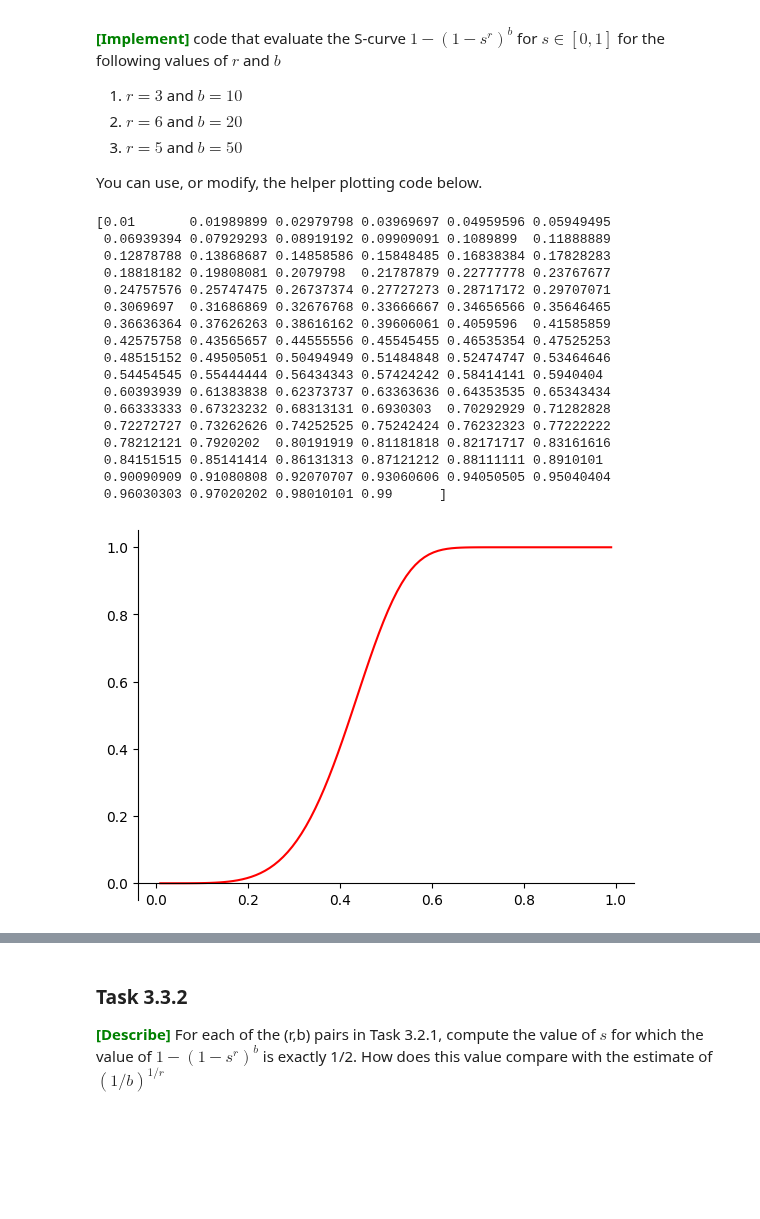
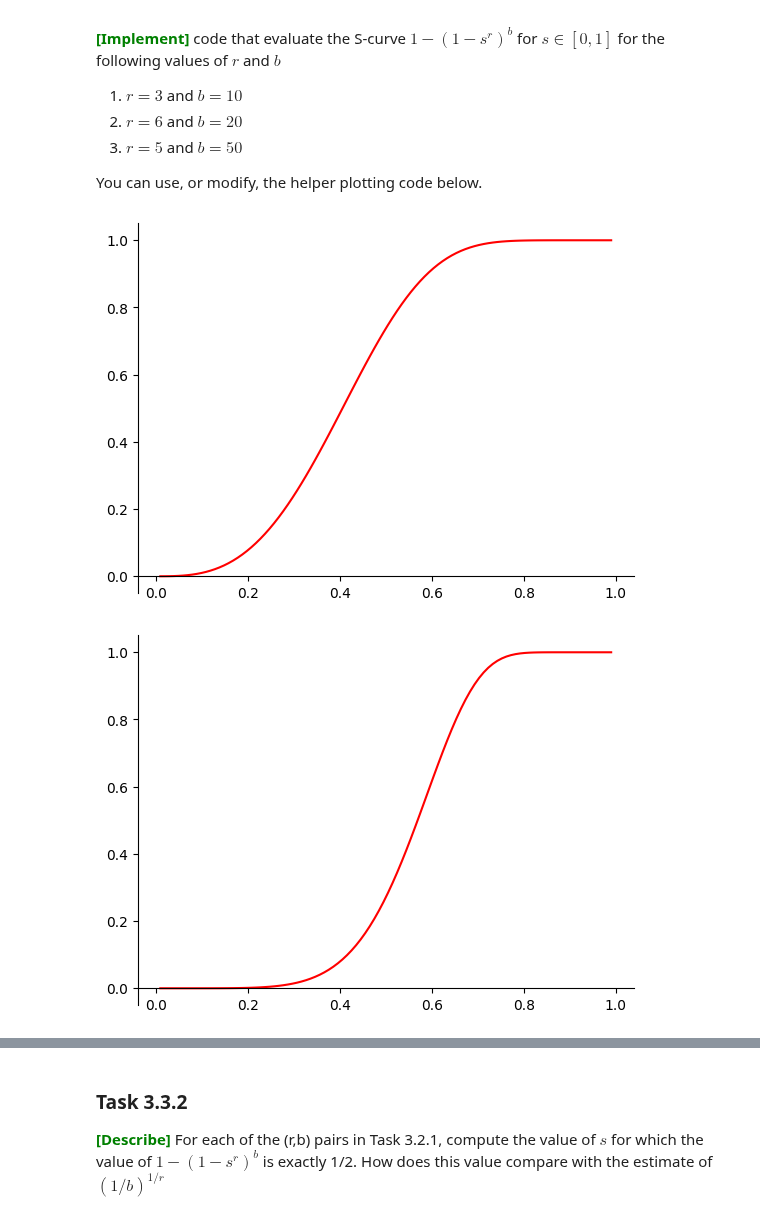
Before and after one commit to Joac1137/dm2023-exercises, a Jupyter notebook: handins/handin3.ipynb, the cells around one changed output, grey strips where cells are left out. Saved outputs shown, nothing was run; the diff lists cells and outputs as text; code cells hidden in the pictures; blank space fills up the shorter version.

```diff
--- a/handins/handin3.ipynb
+++ b/handins/handin3.ipynb
@@ -858,47 +859,34 @@ You can use, or modify, the helper plotting code below.
 # %%
 ### YOUR CODE HERE
 def s_curve(r, b):
     def s_func(s):
         return 1 - (1 - s**r)**b
     return s_func
 ### YOUR CODE HERE
 
 x = np.linspace(0.01,0.99,100)
-print(x)
-y = s_curve(5,50)(x)
+y_1 = s_curve(3,10)(x)
+y_2 = s_curve(6,20)(x)
+y_3 = s_curve(5,50)(x)
 
 def plot_function(x,y):
     fig = plt.figure()
     ax = fig.add_subplot(1, 1, 1)
     ax.spines['bottom'].set_position('zero')
     ax.spines['right'].set_color('none')
     ax.spines['top'].set_color('none')
     ax.xaxis.set_ticks_position('bottom')
     ax.yaxis.set_ticks_position('left')
 
     # plot the function
     plt.plot(x,y, 'r')
 
     # show the plot
     plt.show()
 
-plot_function(x,y)
+plot_function(x,y_1)
+plot_function(x,y_2)
+plot_function(x,y_3)
 # %% [output]
-[0.01       0.01989899 0.02979798 0.03969697 0.04959596 0.05949495
- 0.06939394 0.07929293 0.08919192 0.09909091 0.1089899  0.11888889
- 0.12878788 0.13868687 0.14858586 0.15848485 0.16838384 0.17828283
- 0.18818182 0.19808081 0.2079798  0.21787879 0.22777778 0.23767677
- 0.24757576 0.25747475 0.26737374 0.27727273 0.28717172 0.29707071
- 0.3069697  0.31686869 0.32676768 0.33666667 0.34656566 0.35646465
- 0.36636364 0.37626263 0.38616162 0.39606061 0.4059596  0.41585859
- 0.42575758 0.43565657 0.44555556 0.45545455 0.46535354 0.47525253
- 0.48515152 0.49505051 0.50494949 0.51484848 0.52474747 0.53464646
- 0.54454545 0.55444444 0.56434343 0.57424242 0.58414141 0.5940404
- 0.60393939 0.61383838 0.62373737 0.63363636 0.64353535 0.65343434
- 0.66333333 0.67323232 0.68313131 0.6930303  0.70292929 0.71282828
- 0.72272727 0.73262626 0.74252525 0.75242424 0.76232323 0.77222222
- 0.78212121 0.7920202  0.80191919 0.81181818 0.82171717 0.83161616
- 0.84151515 0.85141414 0.86131313 0.87121212 0.88111111 0.8910101
- 0.90090909 0.91080808 0.92070707 0.93060606 0.94050505 0.95040404
- 0.96030303 0.97020202 0.98010101 0.99      ]
-[figure, old version]
+[figure, new version]
+[figure, added]
```
Also changed, not shown: parts of 5 cells of this notebook.
